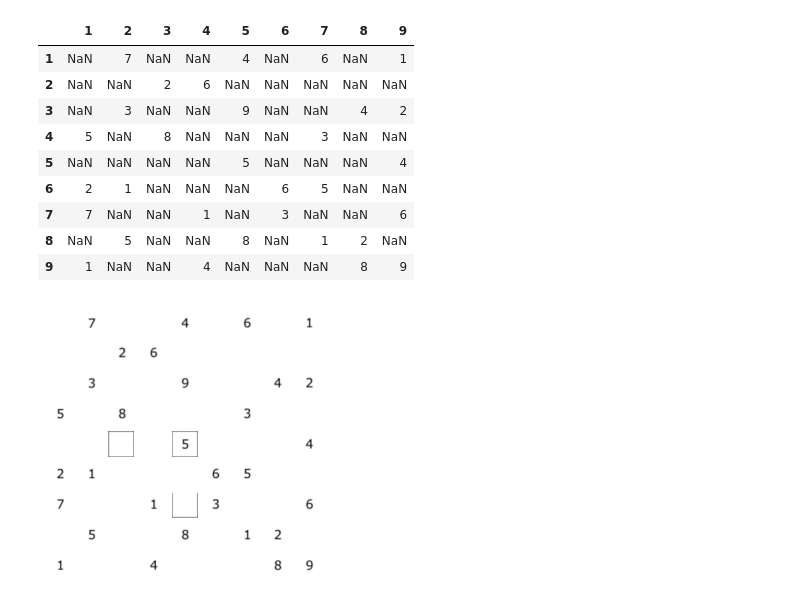
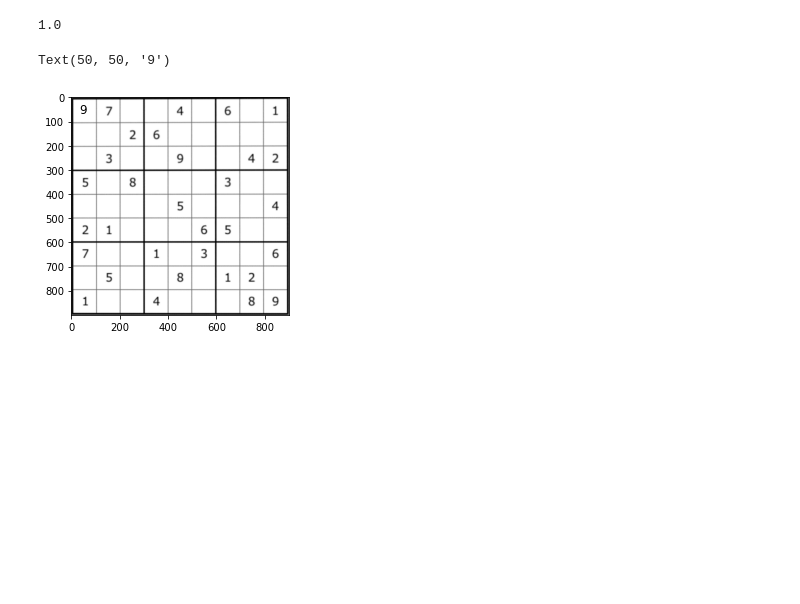
Before and after one commit to Rhinestone1337/sudoku-solver, a Jupyter notebook: sudoku pulp opencv.ipynb, the cells around one changed output. Cells and saved outputs as stored; diff of their text form; code cells hidden in the pictures; blank space fills up the shorter version.

```diff
--- a/sudoku pulp opencv.ipynb
+++ b/sudoku pulp opencv.ipynb
@@ -200,50 +214,10 @@ ax[4].imshow(board)
-# %%
-df_final = pd.DataFrame(index=range(1, 10), columns=range(1, 10))
-
-fig, ax = plt.subplots(9, 9, figsize=(5,5))
-split = np.split(board, 9, axis=1)
-for col,j  in enumerate(split):
-    digs = np.split(j, 9)
-    for row,d in enumerate(digs):
-        g = d.copy()
-        e = d.copy()
-
-        g = cv2.GaussianBlur(g, (5,5), 5)
-        g = cv2.cvtColor(g, cv2.COLOR_BGR2GRAY)
-        g = cv2.adaptiveThreshold(g, 255, cv2.ADAPTIVE_THRESH_GAUSSIAN_C, cv2.THRESH_BINARY_INV, 57, 5)
-        center = np.array(g.shape) / 2
-        center = tuple(center.astype('int32'))
-        cv2.circle(g, center, 25, (255, 255, 255), 1)
-        cn = cv2.findContours(g, cv2.RETR_TREE, cv2.CHAIN_APPROX_SIMPLE)
-        grs = imutils.grab_contours(cn)
-        grs = sorted(grs, key=cv2.contourArea, reverse=True)[:1]
-        # (grs,_) = contours.sort_contours(grs, method='top-to-bottom')
-
-        msk = np.zeros(e.shape, dtype=np.uint8)
-        cv2.drawContours(msk, grs, -1, (255,255,255), -1)
-        rst = cv2.bitwise_and(e, msk)
-        rst[msk==0] = 255
-
-
-        ax[row][col].imshow(rst)
-        ax[row][col].axis('off')
-        df_final.iloc[row, col] = pytesseract.image_to_string(rst, config='--psm 10 digits')
-
-df_final.fillna('', inplace=True)
-df_final = df_final.applymap(lambda x: x[:x.find('\n')])
-df_final = df_final.applymap(lambda x: ''.join(re.findall('[1-9]', x)))
-df_final = df_final[~(df_final=='')]
-
-df_final
-# %% [output]
-|  | 1 | 2 | 3 | 4 | 5 | 6 | 7 | 8 | 9 |
-| 1 | NaN | 7 | NaN | NaN | 4 | NaN | 6 | NaN | 1 |
-| 2 | NaN | NaN | 2 | 6 | NaN | NaN | NaN | NaN | NaN |
-| 3 | NaN | 3 | NaN | NaN | 9 | NaN | NaN | 4 | 2 |
-| 4 | 5 | NaN | 8 | NaN | NaN | NaN | 3 | NaN | NaN |
-| 5 | NaN | NaN | NaN | NaN | 5 | NaN | NaN | NaN | 4 |
-| 6 | 2 | 1 | NaN | NaN | NaN | 6 | 5 | NaN | NaN |
-| 7 | 7 | NaN | NaN | 1 | NaN | 3 | NaN | NaN | 6 |
-| 8 | NaN | 5 | NaN | NaN | 8 | NaN | 1 | 2 | NaN |
-| 9 | 1 | NaN | NaN | 4 | NaN | NaN | NaN | 8 | 9 |
-[figure]
+# %%
+choices['9']['1']['1'].value()
+# %% [output]
+1.0
+# %%
+plt.imshow(board)
+plt.text(50,50,9, ha='center', va='center', fontsize=12)
+# %% [output]
+Text(50, 50, '9')
+[figure, added]
```
Also changed, not shown: parts of 12 cells of this notebook.
